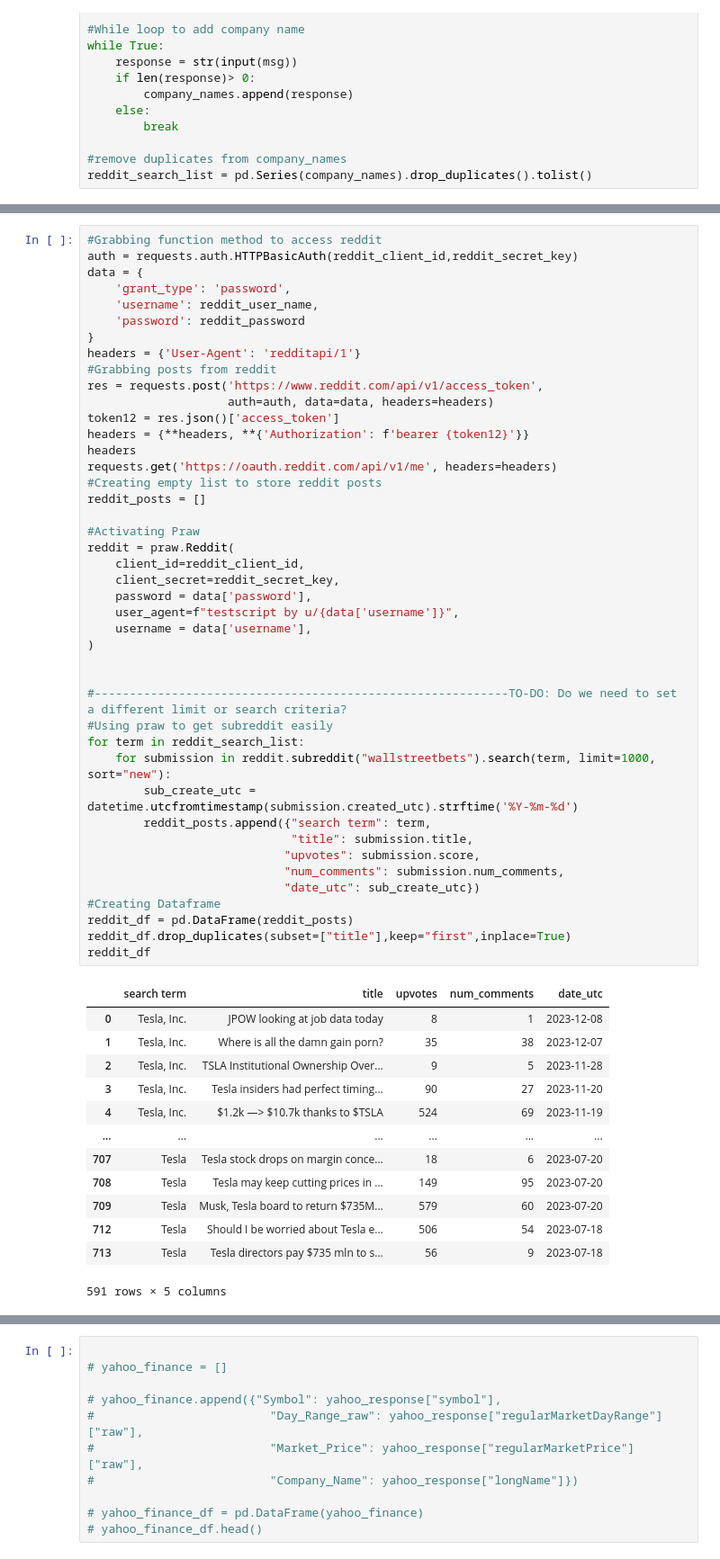
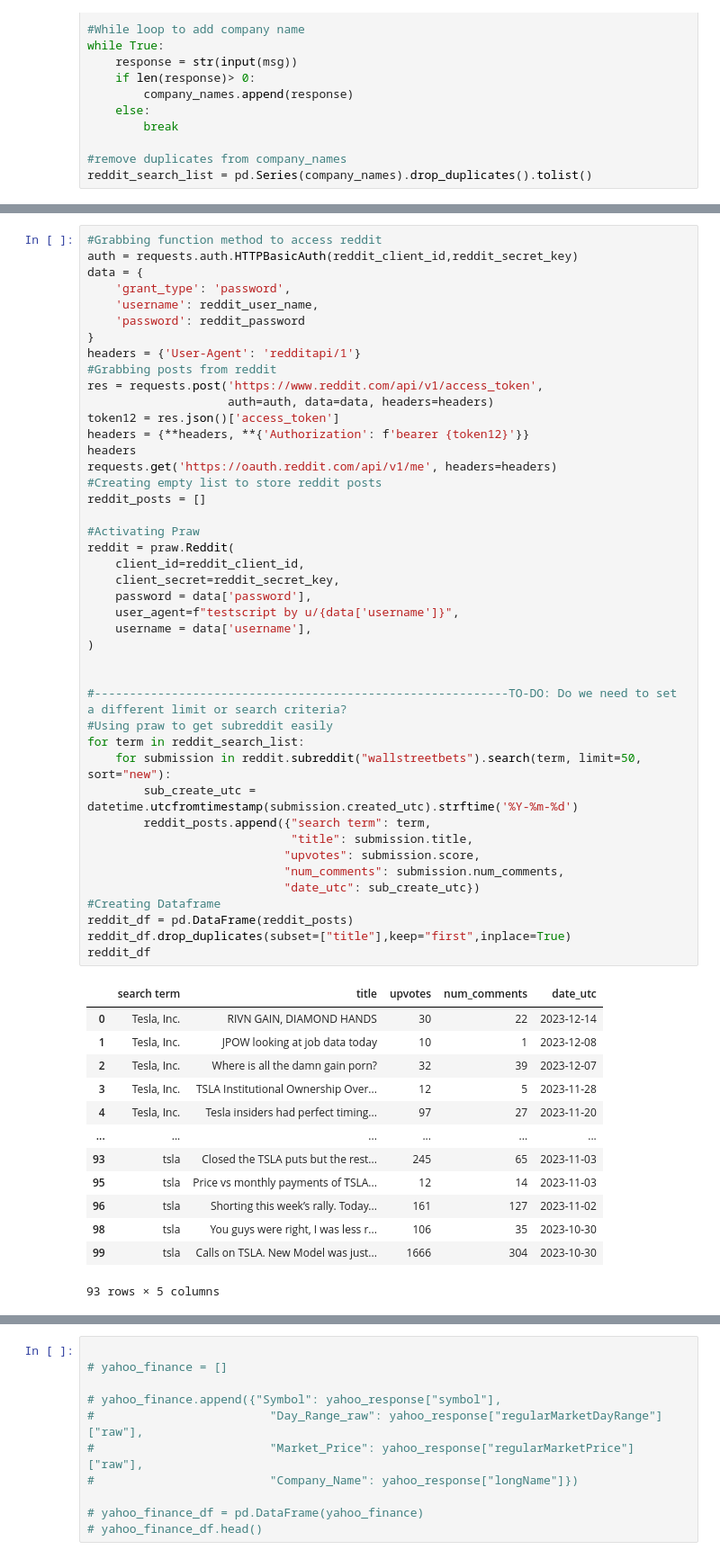
Before and after one commit to AprilHolmes7825/Project_1, a Jupyter notebook: Reddit_data_pull.ipynb, the cells around one changed output, grey strips where cells are left out. Shown: that part at 90% size. Drawn from its saved outputs; the diff is of its cells as text.

```diff
--- a/Reddit_data_pull.ipynb
+++ b/Reddit_data_pull.ipynb
@@ -79,46 +79,46 @@ headers = {**headers, **{'Authorization': f'bearer {token12}'}}
 headers
 requests.get('https://oauth.reddit.com/api/v1/me', headers=headers)
 #Creating empty list to store reddit posts
 reddit_posts = []
 
 #Activating Praw
 reddit = praw.Reddit(
     client_id=reddit_client_id,
     client_secret=reddit_secret_key,
     password = data['password'],
     user_agent=f"testscript by u/{data['username']}",
     username = data['username'],
 )
 
 
 #-----------------------------------------------------------TO-DO: Do we need to set a different limit or search criteria?
 #Using praw to get subreddit easily
 for term in reddit_search_list:
-    for submission in reddit.subreddit("wallstreetbets").search(term, limit=1000, sort="new"):
+    for submission in reddit.subreddit("wallstreetbets").search(term, limit=50, sort="new"):
         sub_create_utc = datetime.utcfromtimestamp(submission.created_utc).strftime('%Y-%m-%d')
         reddit_posts.append({"search term": term,
                              "title": submission.title,
                             "upvotes": submission.score,
                             "num_comments": submission.num_comments,
                             "date_utc": sub_create_utc})
 #Creating Dataframe
 reddit_df = pd.DataFrame(reddit_posts)
 reddit_df.drop_duplicates(subset=["title"],keep="first",inplace=True)
 reddit_df
 # %% [output]
 |  | search term | title | upvotes | num_comments | date_utc |
-| 0 | Tesla, Inc. | JPOW looking at job data today | 8 | 1 | 2023-12-08 |
-| 1 | Tesla, Inc. | Where is all the damn gain porn? | 35 | 38 | 2023-12-07 |
-| 2 | Tesla, Inc. | TSLA Institutional Ownership Over... | 9 | 5 | 2023-11-28 |
-| 3 | Tesla, Inc. | Tesla insiders had perfect timing... | 90 | 27 | 2023-11-20 |
-| 4 | Tesla, Inc. | $1.2k —> $10.7k thanks to $TSLA | 524 | 69 | 2023-11-19 |
+| 0 | Tesla, Inc. | RIVN GAIN, DIAMOND HANDS | 30 | 22 | 2023-12-14 |
+| 1 | Tesla, Inc. | JPOW looking at job data today | 10 | 1 | 2023-12-08 |
+| 2 | Tesla, Inc. | Where is all the damn gain porn? | 32 | 39 | 2023-12-07 |
+| 3 | Tesla, Inc. | TSLA Institutional Ownership Over... | 12 | 5 | 2023-11-28 |
+| 4 | Tesla, Inc. | Tesla insiders had perfect timing... | 97 | 27 | 2023-11-20 |
 | ... | ... | ... | ... | ... | ... |
-| 707 | Tesla | Tesla stock drops on margin conce... | 18 | 6 | 2023-07-20 |
-| 708 | Tesla | Tesla may keep cutting prices in ... | 149 | 95 | 2023-07-20 |
-| 709 | Tesla | Musk, Tesla board to return $735M... | 579 | 60 | 2023-07-20 |
-| 712 | Tesla | Should I be worried about Tesla e... | 506 | 54 | 2023-07-18 |
-| 713 | Tesla | Tesla directors pay $735 mln to s... | 56 | 9 | 2023-07-18 |
+| 93 | tsla | Closed the TSLA puts but the rest... | 245 | 65 | 2023-11-03 |
+| 95 | tsla | Price vs monthly payments of TSLA... | 12 | 14 | 2023-11-03 |
+| 96 | tsla | Shorting this week’s rally. Today... | 161 | 127 | 2023-11-02 |
+| 98 | tsla | You guys were right, I was less r... | 106 | 35 | 2023-10-30 |
+| 99 | tsla | Calls on TSLA. New Model was just... | 1666 | 304 | 2023-10-30 |
-591 rows × 5 columns
+93 rows × 5 columns
 # %%
 #Prepping Yahoo Rapid API for JSON print
 url = f"https://yahoo-finance127.p.rapidapi.com/historic/{stock_symbol}/1d/1000d"
```
Also changed, not shown: parts of 10 cells of this notebook, 1 other file.
